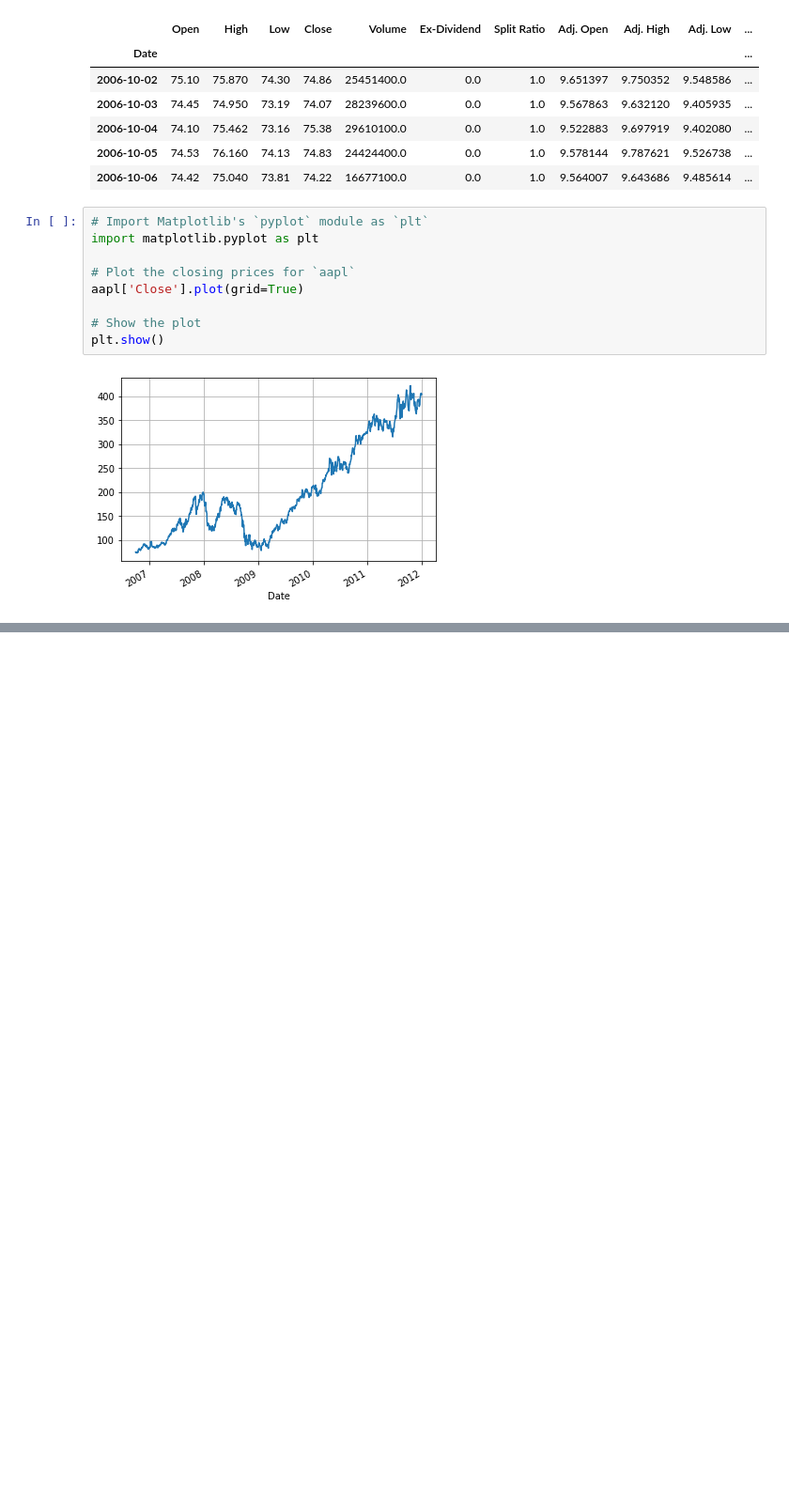
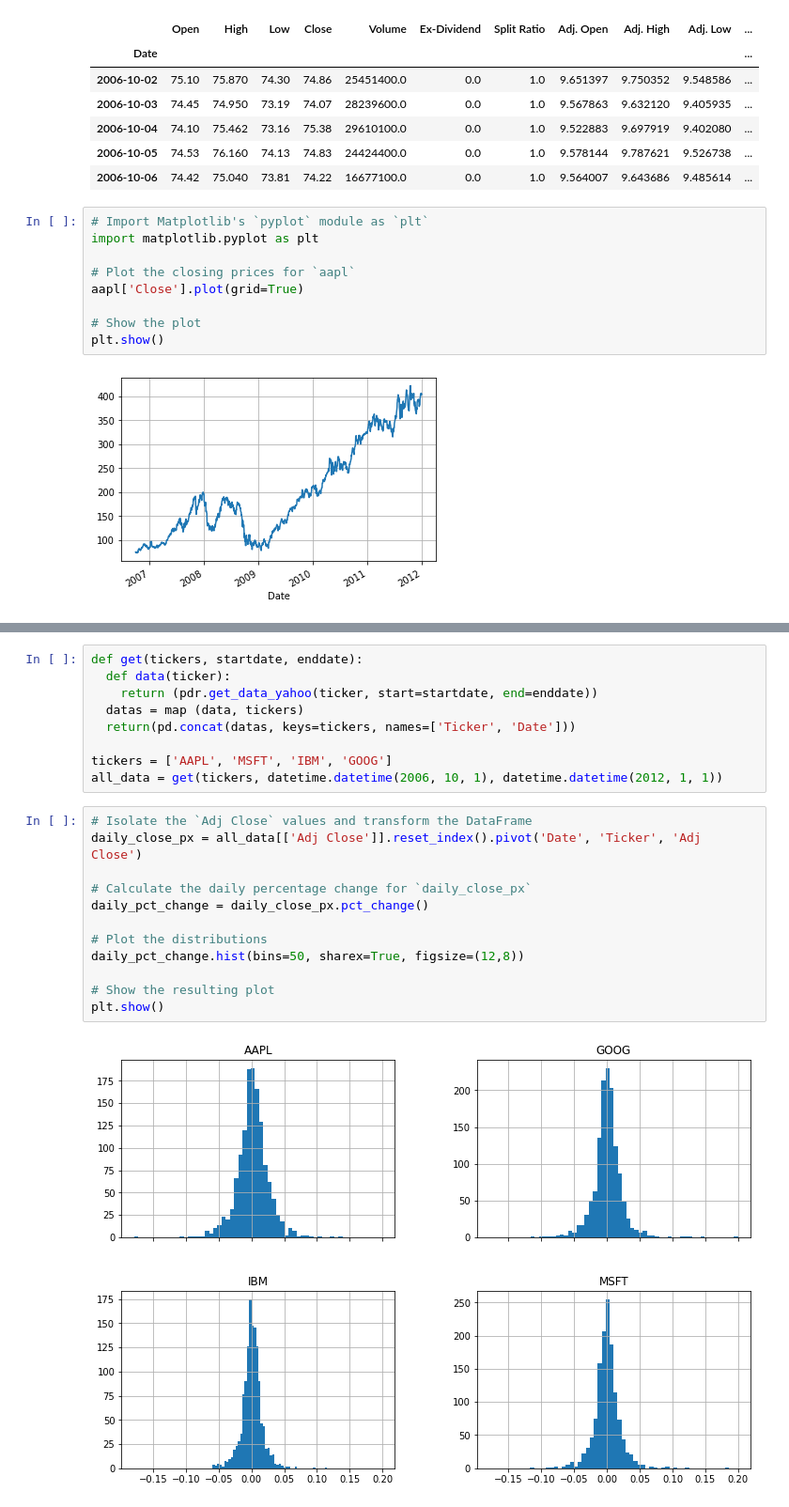
Before and after one commit to soundreaper/DS-2.9-Algorithmic-Trading, a Jupyter notebook: APPL DATA AND TRADING TEST.ipynb, the cells around one changed output, grey strips where cells are left out. Shown: that part at 94% size. Drawn from its saved outputs; the diff is of its cells as text; blank space fills up the shorter version.

```diff
--- a/APPL DATA AND TRADING TEST.ipynb
+++ b/APPL DATA AND TRADING TEST.ipynb
@@ -132,0 +299,23 @@ plt.show()
+# %%
+def get(tickers, startdate, enddate):
+  def data(ticker):
+    return (pdr.get_data_yahoo(ticker, start=startdate, end=enddate))
+  datas = map (data, tickers)
+  return(pd.concat(datas, keys=tickers, names=['Ticker', 'Date']))
+
+tickers = ['AAPL', 'MSFT', 'IBM', 'GOOG']
+all_data = get(tickers, datetime.datetime(2006, 10, 1), datetime.datetime(2012, 1, 1))
+# %%
+# Isolate the `Adj Close` values and transform the DataFrame
+daily_close_px = all_data[['Adj Close']].reset_index().pivot('Date', 'Ticker', 'Adj Close')
+
+# Calculate the daily percentage change for `daily_close_px`
+daily_pct_change = daily_close_px.pct_change()
+
+# Plot the distributions
+daily_pct_change.hist(bins=50, sharex=True, figsize=(12,8))
+
+# Show the resulting plot
+plt.show()
+# %% [output]
+[figure, added]
```
Also changed, not shown: parts of 15 cells of this notebook.
